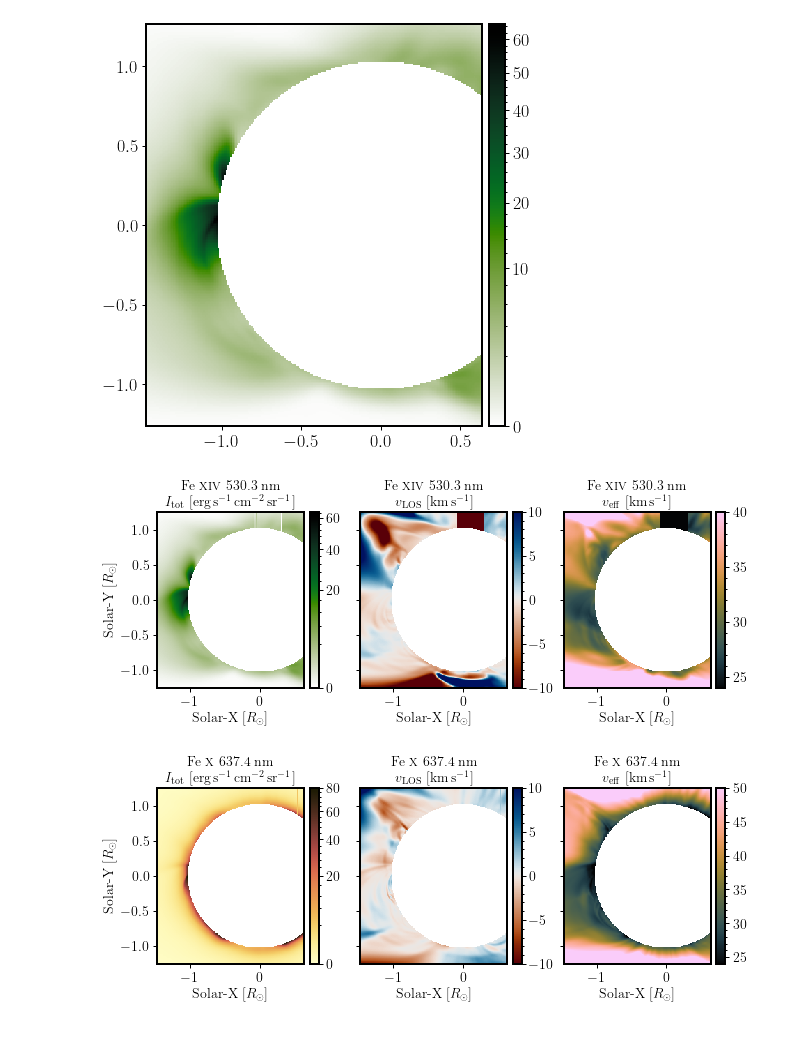
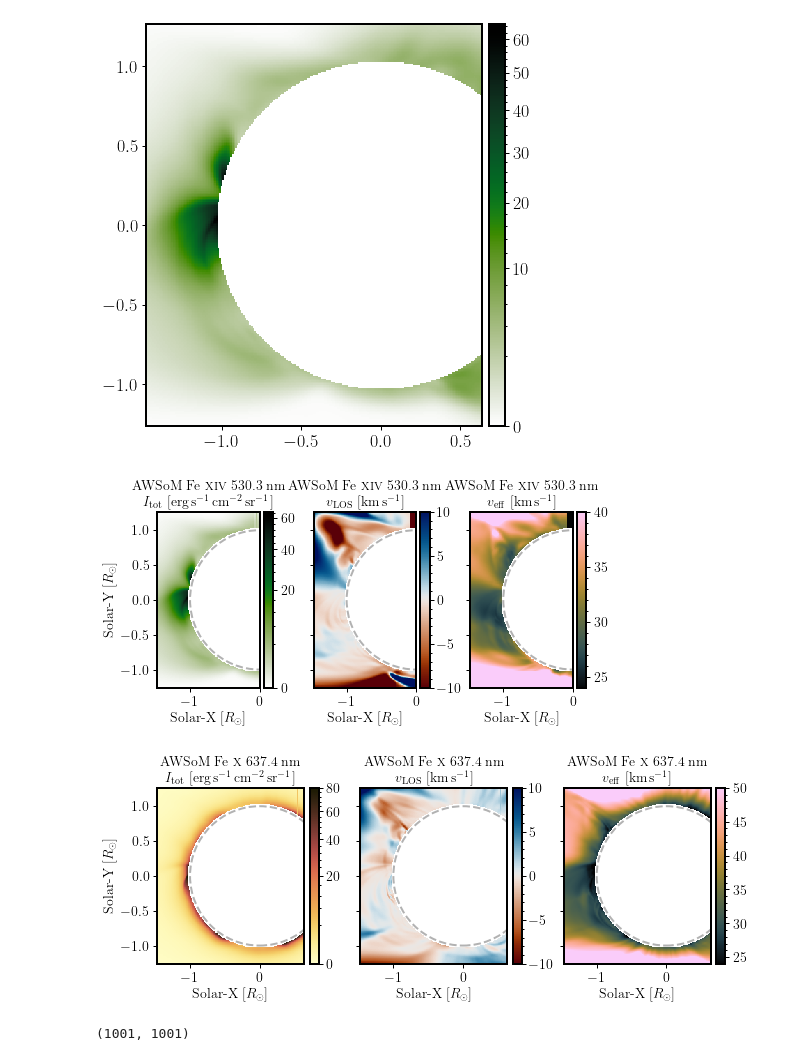
Before and after one commit to yjzhu-solar/Eclipse2017, a Jupyter notebook: ipynb/awsom/awsom_new_photoexec.ipynb, the cells around one changed output. Saved outputs shown, nothing was run; the diff lists cells and outputs as text; code cells hidden in the pictures.

```diff
--- a/ipynb/awsom/awsom_new_photoexec.ipynb
+++ b/ipynb/awsom/awsom_new_photoexec.ipynb
@@ -23,9 +24,13 @@ def plot_colorbar(im, ax, width="3%", height="100%",loc="lower left",fontsize=14
     clb_ax.yaxis.get_offset_text().set_fontsize(fontsize)
     clb_ax.tick_params(labelsize=fontsize)
     return clb, clb_ax
+
+def create_limb_circle(rsun):
+    return patches.Circle((0,0),rsun,linewidth=2,edgecolor="grey",
+                        facecolor="none",alpha=0.6,ls="--")
 # %%
-FeX_6374_file = "../../sav/AWSoM/syn_fit/box_run0039_run01_75_5th_spm/spm_phx_7_n0115001.sav"
-FeXIV_5303_file = "../../sav/AWSoM/syn_fit/box_run0039_run01_75_5th_spm/spm_phx_8_n0115001.sav"
+FeX_6374_file = "../../sav/AWSoM/syn_fit/box_run0040_run01_75_5th_spm/spm_phx_7_n0115001.sav"
+FeXIV_5303_file = "../../sav/AWSoM/syn_fit/box_run0040_run01_75_5th_spm/spm_phx_8_n0115001.sav"
 # %%
 FeXIV_5303_idlsav = readsav(FeXIV_5303_file)
 FeXIV_5303_wvl = FeXIV_5303_idlsav["x"][2,:,0,0]
@@ -70,38 +75,44 @@ FeXIV_fwhm_fit = FeXIV_fitmodel.fwhm_fit[:,:,0]
 FeXIV_fwhm_fit[mask_disk] = np.nan
 FeXIV_veff_fit = FeXIV_fwhm_fit/FeXIV_lambd0_vaccum/np.sqrt(4*np.log(2))*const.c.cgs.value/1e5
 # %%
-fig, (ax1,ax2,ax3) = plt.subplots(1,3,figsize=(9,3.5),constrained_layout=True)
+fig, (ax1,ax2,ax3) = plt.subplots(1,3,figsize=(7,3.5),constrained_layout=True)
 
 FeXIV_int_norm = ImageNormalize(data=FeXIV_int_fit,stretch=SqrtStretch(),vmin=0)
 im1 = ax1.pcolormesh(FeXIV_5303_x_mesh,FeXIV_5303_y_mesh,FeXIV_int_fit,
               rasterized=True,cmap=cmr.jungle_r,shading="auto",norm=FeXIV_int_norm)
-plot_colorbar(im1,ax1,width="6%",fontsize=14,bbox_to_anchor=(1.04, 0., 1, 1))
+plot_colorbar(im1,ax1,width="9%",fontsize=14,bbox_to_anchor=(1.04, 0., 1, 1))
 
-ax1.set_title(r"Fe \textsc{xiv} 530.3 nm" + "\n" + \
+ax1.set_title(r"AWSoM Fe \textsc{xiv} 530.3 nm" + "\n" + \
             r"$I_{\rm tot}\ \mathrm{[erg\,s^{-1}\,cm^{-2}\,sr^{-1}]}$",fontsize=14)
 
 
 im2 = ax2.pcolormesh(FeXIV_5303_x_mesh,FeXIV_5303_y_mesh,FeXIV_vlos_fit,
               rasterized=True,cmap=cmcm.vik_r,shading="auto",vmin=-10,vmax=10)
-plot_colorbar(im2,ax2,width="6%",fontsize=14,bbox_to_anchor=(1.04, 0., 1, 1))
-ax2.set_title(r"Fe \textsc{xiv} 530.3 nm" + "\n" + \
+plot_colorbar(im2,ax2,width="9%",fontsize=14,bbox_to_anchor=(1.04, 0., 1, 1))
+ax2.set_title(r"AWSoM Fe \textsc{xiv} 530.3 nm" + "\n" + \
             r"$v_{\rm LOS}\ \mathrm{[km\,s^{-1}]}$",fontsize=14)
 ax2.tick_params(labelleft=False)
 
 im3 = ax3.pcolormesh(FeXIV_5303_x_mesh,FeXIV_5303_y_mesh,FeXIV_veff_fit,
               rasterized=True,cmap=cmcm.batlowK,shading="auto",vmin=24,vmax=40)
-plot_colorbar(im3,ax3,width="6%",fontsize=14,bbox_to_anchor=(1.04, 0., 1, 1))
-ax3.set_title(r"Fe \textsc{xiv} 530.3 nm" + "\n" + \
+plot_colorbar(im3,ax3,width="9%",fontsize=14,bbox_to_anchor=(1.04, 0., 1, 1))
+ax3.set_title(r"AWSoM Fe \textsc{xiv} 530.3 nm" + "\n" + \
                 r"$v_{\rm eff}\ \mathrm{[km\,s^{-1}]}$",fontsize=14)
 ax3.tick_params(labelleft=False)
 ax1.set_ylabel(r"Solar-Y $[R_\odot]$",fontsize=14)
 
 for ax_ in (ax1,ax2,ax3):
+    ax_.set_xlim(right=0)
+    ax_xlim = ax_.get_xlim()
+    ax_ylim = ax_.get_ylim()
+    ax_.add_patch(create_limb_circle(1))
+    ax_.set_xlim(ax_xlim)
+    ax_.set_ylim(ax_ylim)
     ax_.set_aspect(1)
     ax_.tick_params(labelsize=14)
     ax_.set_xlabel(r"Solar-X $[R_\odot]$",fontsize=14)
 # %% [output]
-[figure, old version]
+[figure, new version]
 # %%
 FeX_6374_idlsav = readsav(FeX_6374_file)
 FeX_6374_wvl = FeX_6374_idlsav["x"][2,:,0,0]
@@ -131,28 +142,33 @@ im1 = ax1.pcolormesh(FeX_6374_x_mesh,FeX_6374_y_mesh,FeX_int_fit,
               rasterized=True,cmap=cmcm.lajolla,shading="auto",norm=FeX_int_norm)
 plot_colorbar(im1,ax1,width="6%",fontsize=14,bbox_to_anchor=(1.04, 0., 1, 1))
 
-ax1.set_title(r"Fe \textsc{x} 637.4 nm" + "\n" + \
+ax1.set_title(r"AWSoM Fe \textsc{x} 637.4 nm" + "\n" + \
             r"$I_{\rm tot}\ \mathrm{[erg\,s^{-1}\,cm^{-2}\,sr^{-1}]}$",fontsize=14)
 
 
 im2 = ax2.pcolormesh(FeX_6374_x_mesh,FeX_6374_y_mesh,FeX_vlos_fit,
               rasterized=True,cmap=cmcm.vik_r,shading="auto",vmin=-10,vmax=10)
 plot_colorbar(im2,ax2,width="6%",fontsize=14,bbox_to_anchor=(1.04, 0., 1, 1))
-ax2.set_title(r"Fe \textsc{x} 637.4 nm" + "\n" + \
+ax2.set_title(r"AWSoM Fe \textsc{x} 637.4 nm" + "\n" + \
             r"$v_{\rm LOS}\ \mathrm{[km\,s^{-1}]}$",fontsize=14)
 ax2.tick_params(labelleft=False)
 
 im3 = ax3.pcolormesh(FeX_6374_x_mesh,FeX_6374_y_mesh,FeX_veff_fit,
               rasterized=True,cmap=cmcm.batlowK,shading="auto",vmin=24,vmax=50)
 plot_colorbar(im3,ax3,width="6%",fontsize=14,bbox_to_anchor=(1.04, 0., 1, 1))
-ax3.set_title(r"Fe \textsc{x} 637.4 nm" + "\n" + \
+ax3.set_title(r"AWSoM Fe \textsc{x} 637.4 nm" + "\n" + \
                 r"$v_{\rm eff}\ \mathrm{[km\,s^{-1}]}$",fontsize=14)
 ax3.tick_params(labelleft=False)
 ax1.set_ylabel(r"Solar-Y $[R_\odot]$",fontsize=14)
 
 for ax_ in (ax1,ax2,ax3):
+    ax_xlim = ax_.get_xlim()
+    ax_ylim = ax_.get_ylim()
+    ax_.add_patch(create_limb_circle(1))
+    ax_.set_xlim(ax_xlim)
+    ax_.set_ylim(ax_ylim)
     ax_.set_aspect(1)
     ax_.tick_params(labelsize=14)
     ax_.set_xlabel(r"Solar-X $[R_\odot]$",fontsize=14)
 # %% [output]
-[figure, old version]
+[figure, new version]
@@ -158,0 +180,4 @@ for ax_ in (ax1,ax2,ax3):
+# %%
+tB_mu042.shape
+# %% [output]
+(1001, 1001)
```
Also changed, not shown: parts of 10 cells of this notebook, 4 other files.
